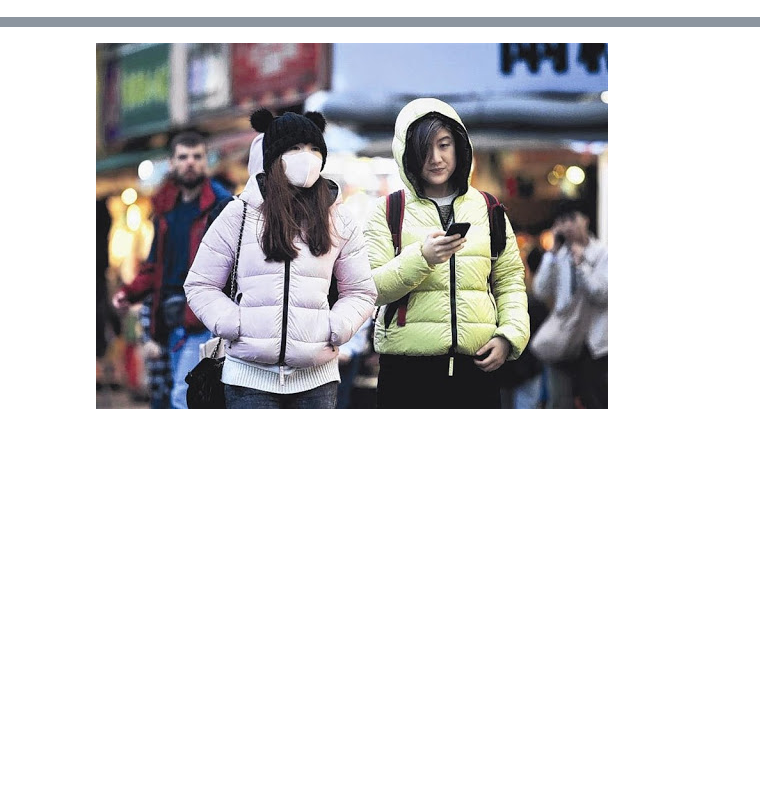
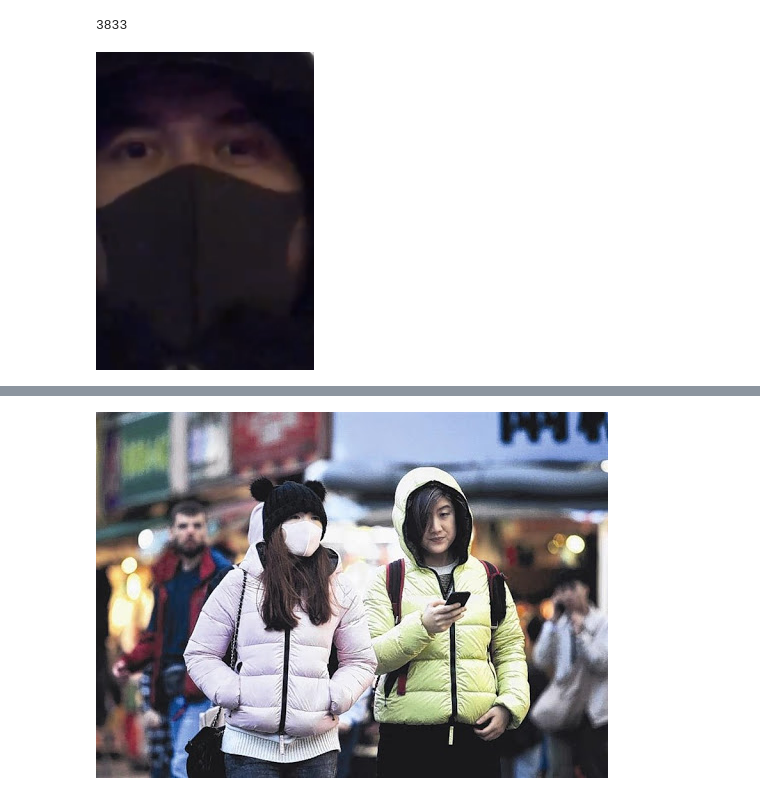
Before and after one commit to StevenDye/Image-Processing-Mask-Detection, a Jupyter notebook: notebooks/SD_Working_Notebook.ipynb, the cells around one changed output, grey strips where cells are left out. Drawn from its saved outputs; the diff is of its cells as text; code cells hidden in the pictures; blank space fills up the shorter version.

```diff
--- a/notebooks/SD_Working_Notebook.ipynb
+++ b/notebooks/SD_Working_Notebook.ipynb
@@ -26,0 +33,4 @@ import visualize as vi
+# %%
+len(data)
+# %% [output]
+3833
@@ -26,0 +42,5 @@ import visualize as vi
+# %%
+img_path = '../data/raw/srinivasan/with_mask/0_0_≈˙◊¢ 2020-02-23 132115.png'
+Image.open(img_path)
+# %% [output]
+[figure, added]
```
Also changed, not shown: parts of 8 cells of this notebook, 1 other file.
